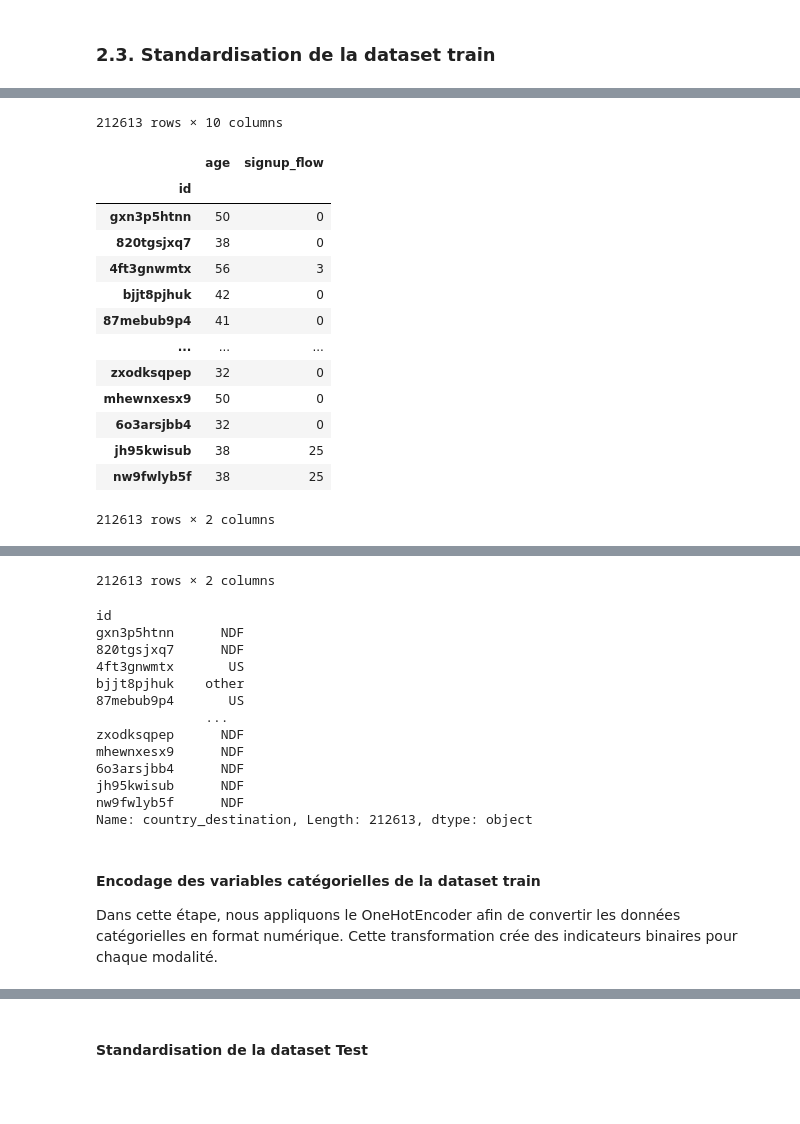
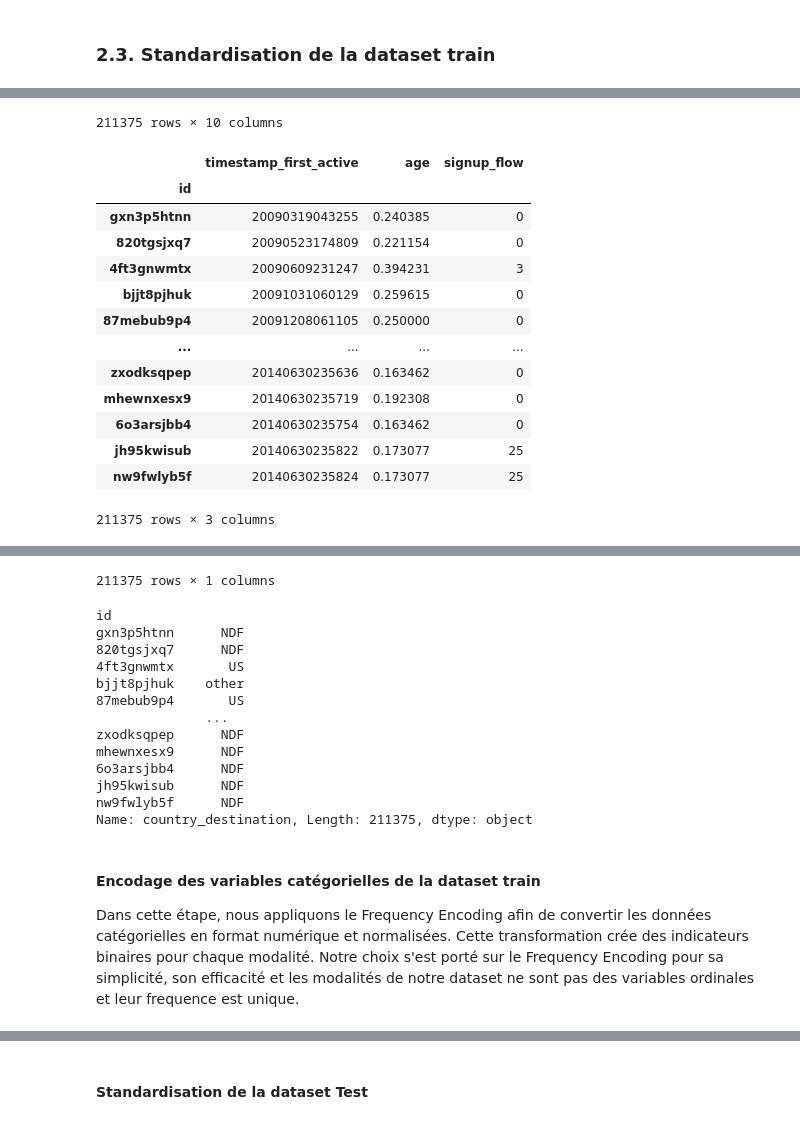
Before and after one commit to fayeboua/tp-a56, a Jupyter notebook: A56_TP-EDA_Transformation merged.ipynb, the cells around one changed output, grey strips where cells are left out. Cells and saved outputs as stored; diff of their text form; code cells hidden in the pictures; blank space fills up the shorter version.

```diff
--- a/A56_TP-EDA_Transformation merged.ipynb
+++ b/A56_TP-EDA_Transformation merged.ipynb
@@ -490,14 +520,17 @@ display(df_test)
 # %% [markdown]
 <span>La colonne 'age', présentant un nombre considérable (87990) de valeurs manquantes, nous utiliser une méthode de prédiction (RandomForest) au lieu d'un Immputer pour remplacer les données manquantes et évite d'aplatir la distribution des âges. C'est une méthode plus réaliste, surtout si l'âge a un impact sur la destination </span>
 # %%
-age_data = df[df['age'].notnull()]
+age_data = df_train[df_train['age'].notnull()]
 age_target = age_data['age']
 age_features = age_data.drop(['age'], axis=1).select_dtypes(include=[np.number])
+
 
 age_model = RandomForestRegressor()
 age_model.fit(age_features, age_target)
 
 # Prédire les valeurs manquantes dans 'age'
-missing_age_data = df[df['age'].isnull()]
+missing_age_data = df_train[df_train['age'].isnull()]
 predicted_ages = age_model.predict(missing_age_data.drop(['age'], axis=1).select_dtypes(include=[np.number]))
-df.loc[df['age'].isnull(), 'age'] = predicted_ages
+df_train.loc[df_train['age'].isnull(), 'age'] = predicted_ages
+
+display(df_train)
@@ -505,7 +553,7 @@ df.loc[df['age'].isnull(), 'age'] = predicted_ages
 <span>Remplacement des valeurs manquantes de 'first_affiliate_tracked' par sa valeur médiane</span>
 # %%
 # c. Remplacement de first_affiliate_tracked avec la médiane
-df['first_affiliate_tracked'].fillna(df['first_affiliate_tracked'].mode()[0], inplace=True)
+df_train['first_affiliate_tracked'].fillna(df_train['first_affiliate_tracked'].mode()[0], inplace=True)
 # %% [output]
 The behavior will change in pandas 3.0. This inplace method will never work because the intermediate object on which we are setting values always behaves as a copy.
 
@@ -528,8 +577,8 @@ plt.show()
 <span>On constate la présence de valeurs aberrantes dans la colonne 'age'. Pour y remédier, nous supprimons les enregistrements où l'âge est inférieur à 15 ou supérieur à 120.</span>
 # %%
 # 3. Correction/Suppression de valeurs aberrantes/erronées
-df = df[(df['age'] >= 15) & (df['age'] <= 120)]  # Suppression des âges aberrants
-df['age'] = df['age'].astype(int)
+df_train = df_train[(df_train['age'] >= 15) & (df_train['age'] <= 120)]  # Suppression des âges aberrants
+df_train['age'] = df_train['age'].astype(int)
 # %%
 # Afficher la distribution des valeurs de la colonne 'age'
 plt.figure(figsize=(10, 5))
@@ -543,0 +614,7 @@ plt.show()
+# %%
+from sklearn.preprocessing import MinMaxScaler
+
+scaler = MinMaxScaler()
+
+# Appliquer le scaler sur les données numériques
+df_train['age'] = scaler.fit_transform(df_train[['age']])
@@ -656,41 +752,41 @@ display(df_test)
 # %%
 import pandas as pd
 
-df_qualitatives = df.select_dtypes(include=['object'])
-df_quantitatives = df.select_dtypes(include=[np.number])
-df_dates = df.select_dtypes(include=['datetime64'])
-df_target = df['country_destination']
+df_qualitatives = df_train.select_dtypes(include=['object'])
+df_quantitatives = df_train.select_dtypes(include=[np.number])
+df_dates = df_train.select_dtypes(include=['datetime64'])
+target = df_train['country_destination']
 
 display(df_qualitatives)
 display(df_quantitatives)
 display(df_dates)
-display(df_target)
+display(target)
 # %% [output]
 |  | gender | signup_method | language | affiliate_channel | affiliate_provider | first_affiliate_tracked | ... |
 | id |  |  |  |  |  |  | ... |
 | gxn3p5htnn | -unknown- | facebook | en | direct | direct | untracked | ... |
 | 820tgsjxq7 | MALE | facebook | en | seo | google | untracked | ... |
 | 4ft3gnwmtx | FEMALE | basic | en | direct | direct | untracked | ... |
 | bjjt8pjhuk | FEMALE | facebook | en | direct | direct | untracked | ... |
 | 87mebub9p4 | -unknown- | basic | en | direct | direct | untracked | ... |
 | ... | ... | ... | ... | ... | ... | ... | ... |
 | zxodksqpep | MALE | basic | en | sem-brand | google | omg | ... |
 | mhewnxesx9 | -unknown- | basic | en | direct | direct | linked | ... |
 | 6o3arsjbb4 | -unknown- | basic | en | direct | direct | untracked | ... |
 | jh95kwisub | -unknown- | basic | en | other | other | tracked-other | ... |
 | nw9fwlyb5f | -unknown- | basic | en | direct | direct | untracked | ... |
-212613 rows × 10 columns
+211375 rows × 10 columns
-|  | age | signup_flow |
-| id |  |  |
-| gxn3p5htnn | 50 | 0 |
-| 820tgsjxq7 | 38 | 0 |
-| 4ft3gnwmtx | 56 | 3 |
-| bjjt8pjhuk | 42 | 0 |
-| 87mebub9p4 | 41 | 0 |
-| ... | ... | ... |
-| zxodksqpep | 32 | 0 |
-| mhewnxesx9 | 50 | 0 |
-| 6o3arsjbb4 | 32 | 0 |
-| jh95kwisub | 38 | 25 |
-| nw9fwlyb5f | 38 | 25 |
+|  | timestamp_first_active | age | signup_flow |
+| id |  |  |  |
+| gxn3p5htnn | 20090319043255 | 0.240385 | 0 |
+| 820tgsjxq7 | 20090523174809 | 0.221154 | 0 |
+| 4ft3gnwmtx | 20090609231247 | 0.394231 | 3 |
+| bjjt8pjhuk | 20091031060129 | 0.259615 | 0 |
+| 87mebub9p4 | 20091208061105 | 0.250000 | 0 |
+| ... | ... | ... | ... |
+| zxodksqpep | 20140630235636 | 0.163462 | 0 |
+| mhewnxesx9 | 20140630235719 | 0.192308 | 0 |
+| 6o3arsjbb4 | 20140630235754 | 0.163462 | 0 |
+| jh95kwisub | 20140630235822 | 0.173077 | 25 |
+| nw9fwlyb5f | 20140630235824 | 0.173077 | 25 |
-212613 rows × 2 columns
+211375 rows × 3 columns
@@ -710,4 +806,4 @@ display(df_target)
-212613 rows × 2 columns
+211375 rows × 1 columns
 id
 gxn3p5htnn      NDF
 820tgsjxq7      NDF
@@ -720,8 +816,9 @@ mhewnxesx9      NDF
 6o3arsjbb4      NDF
 jh95kwisub      NDF
 nw9fwlyb5f      NDF
-Name: country_destination, Length: 212613, dtype: object
+Name: country_destination, Length: 211375, dtype: object
 # %% [markdown]
 #### Encodage des variables catégorielles de la dataset train
 
-Dans cette étape, nous appliquons le OneHotEncoder afin de convertir les données catégorielles en format numérique. Cette transformation crée des indicateurs binaires pour chaque modalité.
+Dans cette étape, nous appliquons le Frequency Encoding afin de convertir les données catégorielles en format numérique et normalisées. Cette transformation crée des indicateurs binaires pour chaque modalité.
+Notre choix s'est porté sur le Frequency Encoding pour sa simplicité, son efficacité et les modalités de notre dataset ne sont pas des variables ordinales et leur frequence est unique.
```
Also changed, not shown: parts of 51 cells of this notebook, 2 other files.
